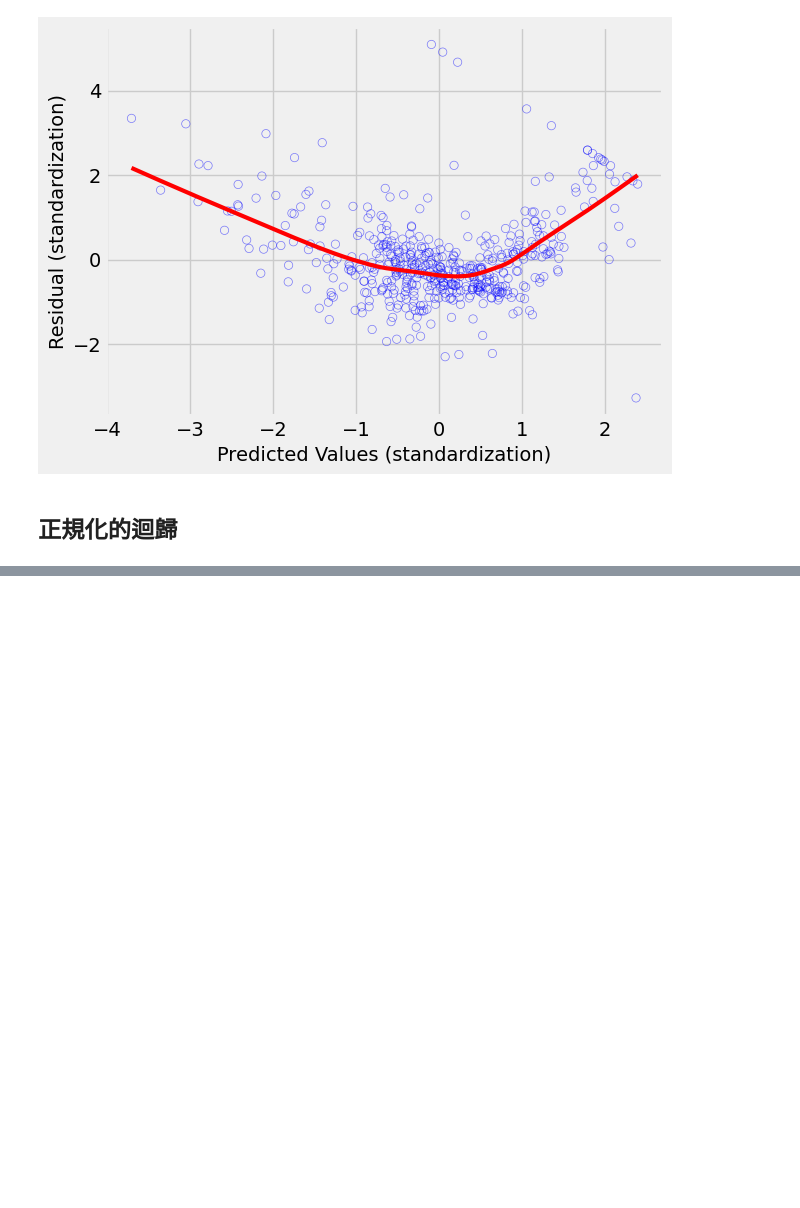
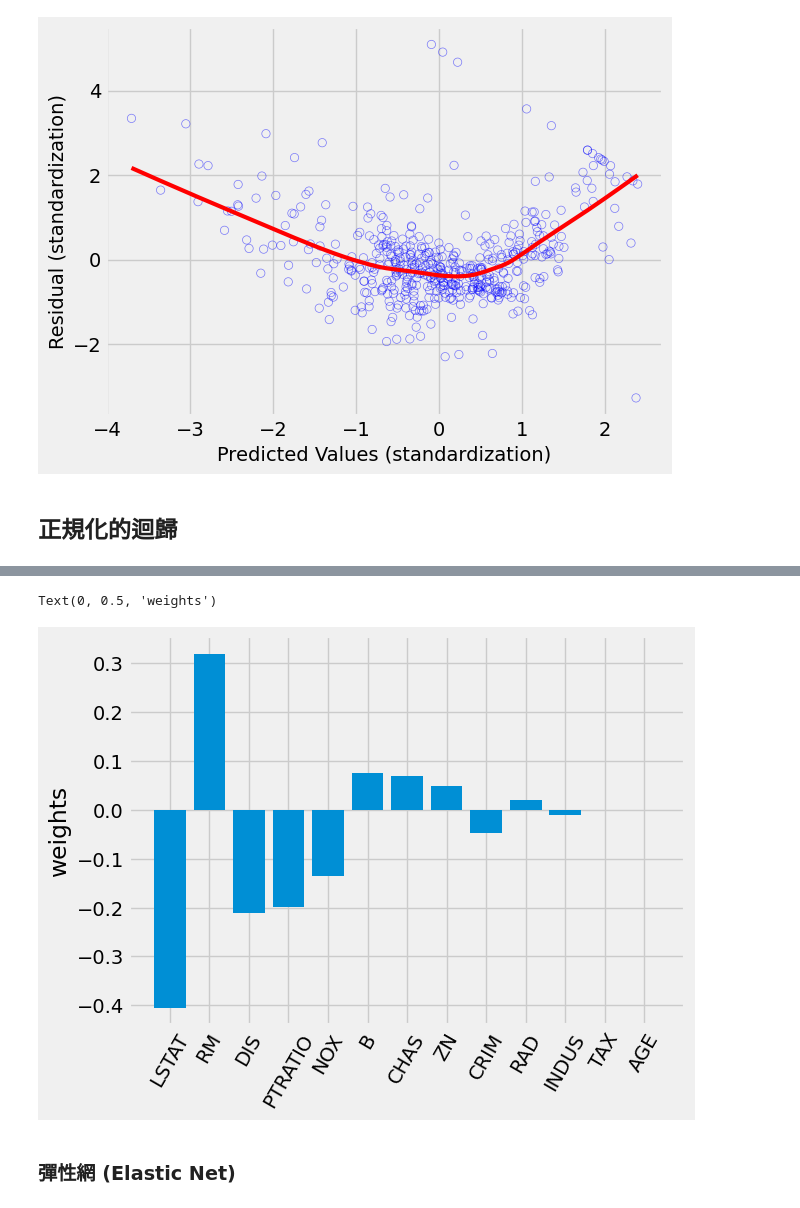
Before and after one commit to telunyang/python_machine_learning, a Jupyter notebook: 2/2.ipynb, the cells around one changed output, grey strips where cells are left out. Drawn from its saved outputs; the diff is of its cells as text; code cells hidden in the pictures; blank space fills up the shorter version.

```diff
--- a/2/2.ipynb
+++ b/2/2.ipynb
@@ -763,0 +952,7 @@ plt.show()
+# %%
+import numpy as np
+import pandas as pd
+
+# 讀取波士頓房價數據集
+df = pd.read_csv('ex2.csv')
+df
@@ -763,0 +1021,16 @@ plt.show()
+# %%
+# 因為已經標準化，所以把截距拿掉
+model = Lasso(
+    alpha=reg_cv.alpha_,
+    fit_intercept=False
+)
+
+# 訓練模型
+model.fit(X, y)
+
+# 印出截距與係數
+df_coef = pd.DataFrame(
+    data=model.coef_.reshape(1,-1),
+    columns=df.columns[:-1]
+)
+df_coef
@@ -763,0 +1040,25 @@ plt.show()
+# %%
+# 取得迴歸係數
+coef = np.array(df_coef)[0]
+
+# 依迴歸係數的絕對值排序(由大到小)
+coef_abs = np.apply_along_axis(abs, 0, coef)
+idx = np.argsort(-coef_abs) # -coef_abs 是為了讓係數由大到小排序
+
+# 繪製長條圖
+plt.bar(range(len(coef)), coef[idx])
+
+# 設定 x 軸的標籤
+plt.xticks(
+    range(len(coef)),
+    df_coef.columns[idx],
+    rotation=60
+)
+
+# 設定 y 軸的標籤
+plt.ylabel('weights')
+# %% [output]
+Text(0, 0.5, 'weights')
+[figure, added]
+# %% [markdown]
+### 彈性網 (Elastic Net)
```
Also changed, not shown: parts of 26 cells of this notebook.
